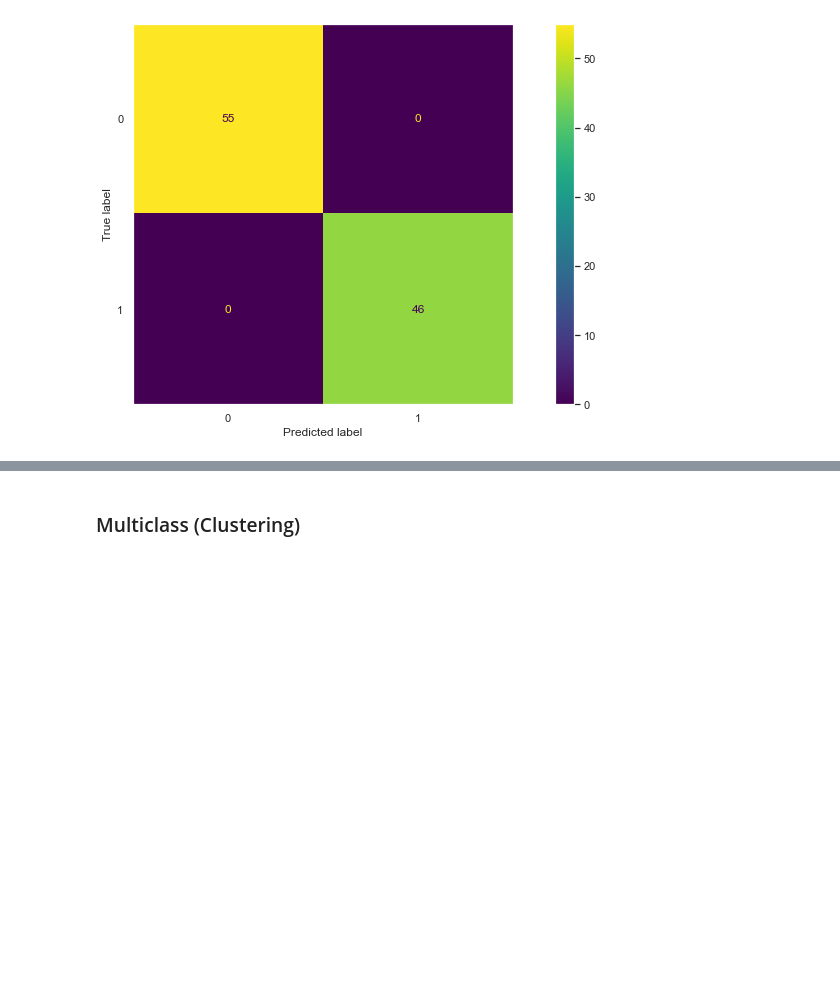
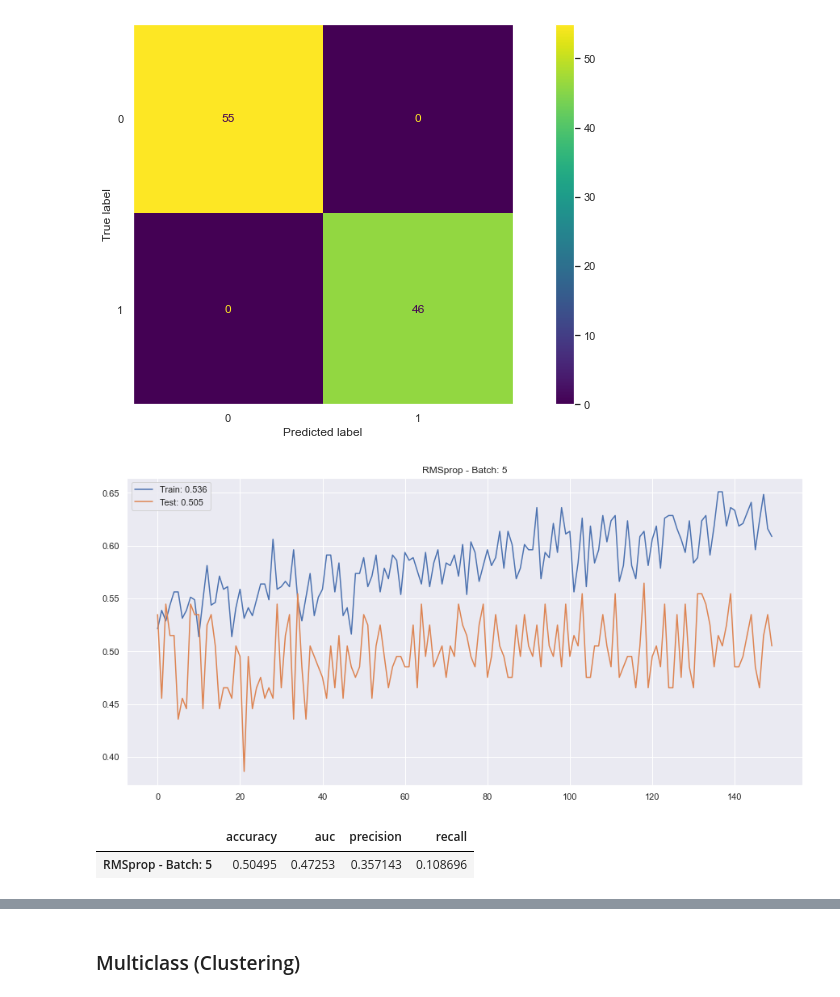
Before and after one commit to muhammadmhmd/Fire-Forest-Estimation-Using-MLP, a Jupyter notebook: Fire Forest Estimation Using MLP.ipynb, the cells around one changed output, grey strips where cells are left out. Cells and saved outputs as stored; diff of their text form; code cells hidden in the pictures; blank space fills up the shorter version.

```diff
--- a/Fire Forest Estimation Using MLP.ipynb
+++ b/Fire Forest Estimation Using MLP.ipynb
@@ -742,3 +749,21 @@ plt.grid(False)
 plt.show()
 # %% [output]
 [figure]
+# %%
+x_cb_2 = x_cb.drop(['area'], axis = 1)
+# %%
+x_train_cb_2, x_test_cb_2, y_train_cb_2, y_test_cb_2 = train_test_split(x_cb_2, y_cb, test_size = 0.2, random_state = 42)
+# %%
+history, model, eval_model = fit_model(x_train_cb_2, y_train_cb_2,
+                                       x_test_cb_2, y_test_cb_2,
+                                       model_type='classification',
+                                       epoch = 150,
+                                       batch_size=[5],
+                                       optimizer=[RMSprop()])
+# %% [output]
+[figure, added]
+# %%
+pd.DataFrame(eval_model).transpose()
+# %% [output]
+|  | accuracy | auc | precision | recall |
+| RMSprop - Batch: 5 | 0.50495 | 0.47253 | 0.357143 | 0.108696 |
```
Also changed, not shown: parts of 20 cells of this notebook.
